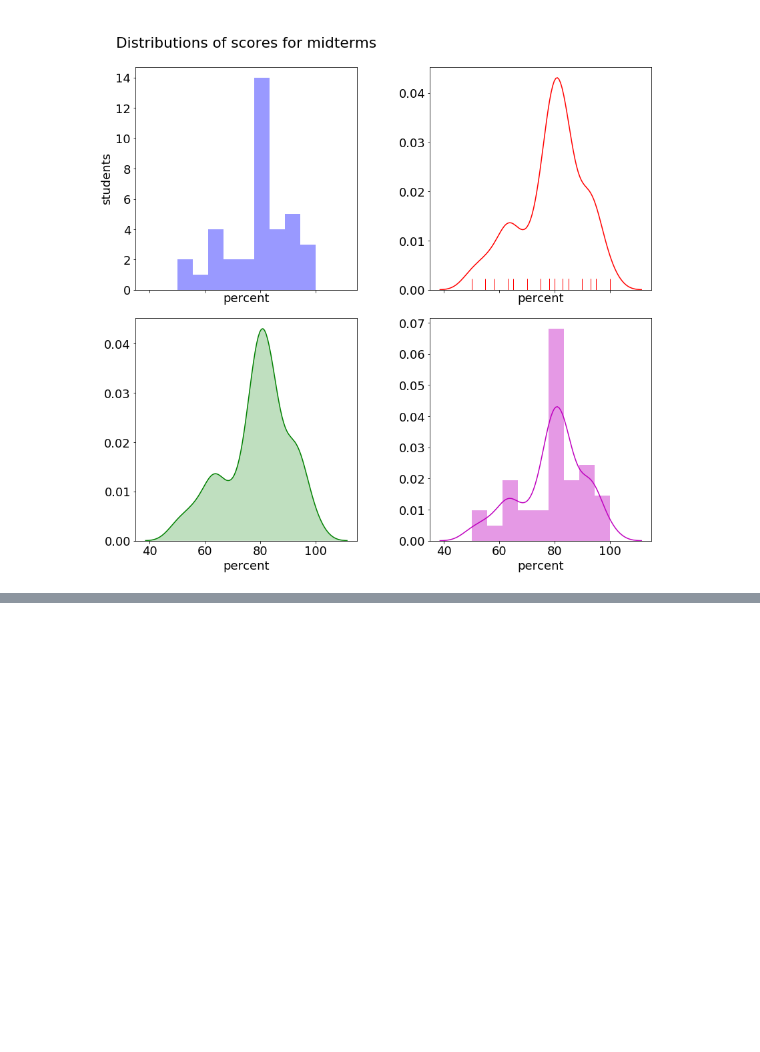
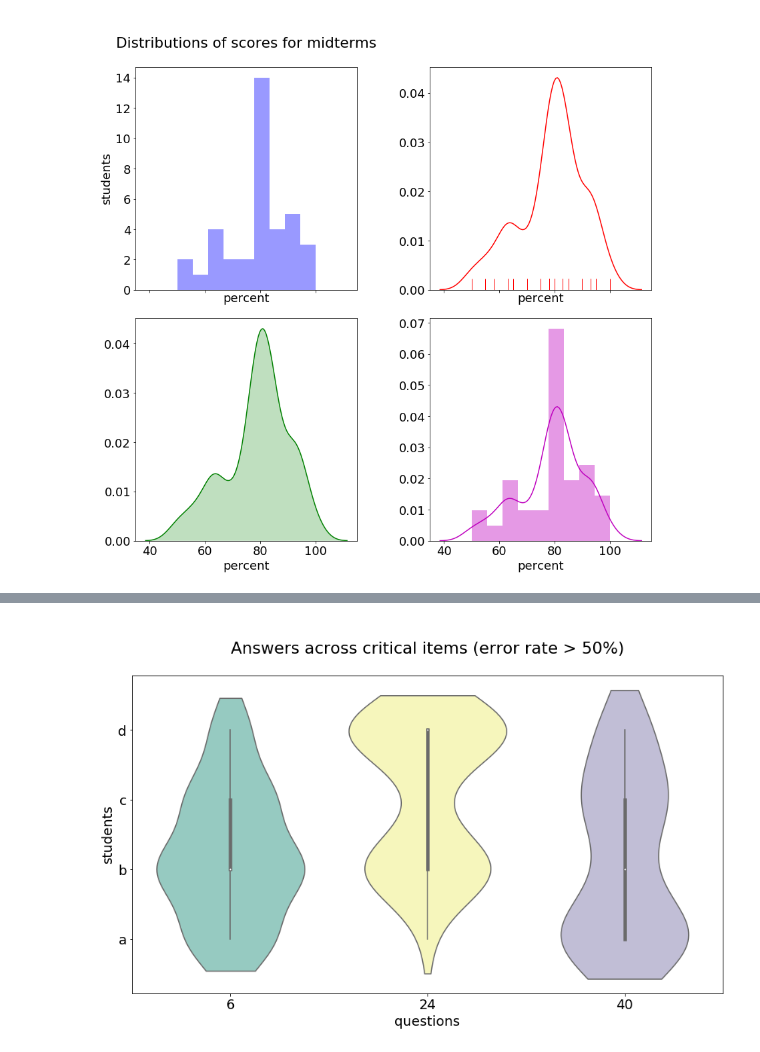
Before and after one commit to MalteGueth/test, a Jupyter notebook: midterms_stats.ipynb, the cells around one changed output, grey strips where cells are left out. Cells and saved outputs as stored; diff of their text form; code cells hidden in the pictures; blank space fills up the shorter version.

```diff
--- a/midterms_stats.ipynb
+++ b/midterms_stats.ipynb
@@ -15,7 +15,6 @@ questions = [str(x) for x in range(1,41)]
 
 columns = ['student', 'percent', 'score', 'corrects', 'blanks'] + questions
 data = pd.read_csv(file, sep=',', names=columns)
-data['quiz'] = 7
 # %%
 data[:10]
 # %% [output]
@@ -68,0 +99,15 @@ matplotlib.pyplot.tight_layout()
+# %%
+mapping = {'A': 1, 'B': 2, 'C': 3, 'D': 4, 'E': 5}
+data[questions] = data[questions].replace(mapping)
+# %%
+fig4, ax = matplotlib.pyplot.subplots(figsize=(12, 8), sharex=True)
+
+ax = sns.violinplot(data=data.iloc[:,[10,28,44]], palette="Set3", cut=1)
+
+ax.set(ylabel='students')
+ax.set(xlabel='questions')
+ax.set(yticklabels=['','a','b','c','d'])
+ax.set(title='\nAnswers across critical items (error rate > 50%)\n')
+matplotlib.pyplot.tight_layout()
+# %% [output]
+[figure, added]
```
Also changed, not shown: parts of 4 cells of this notebook.
